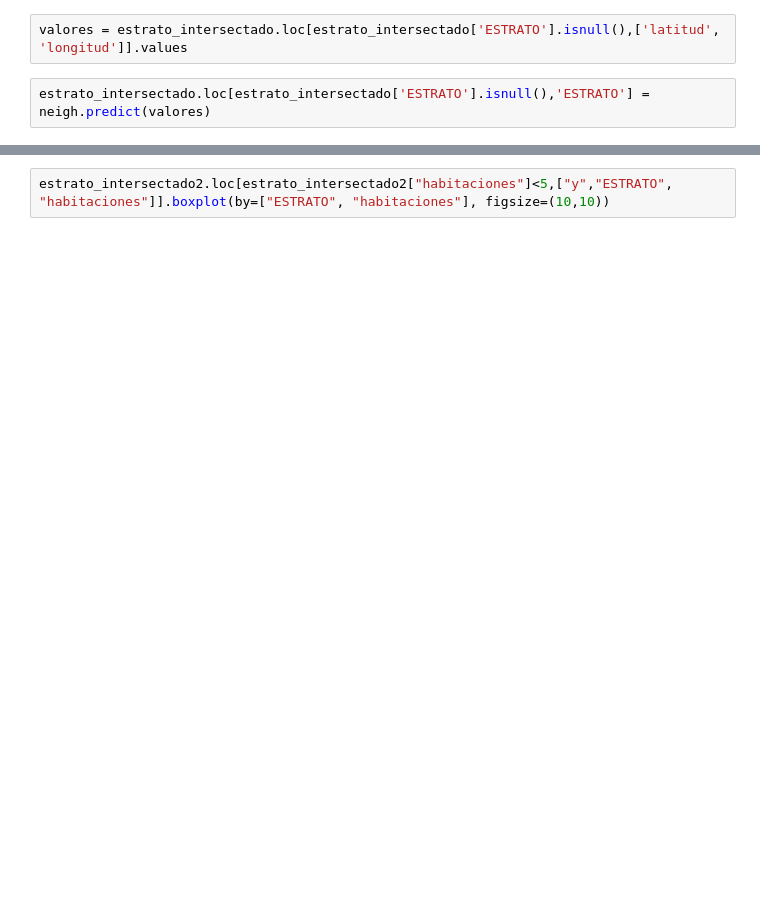
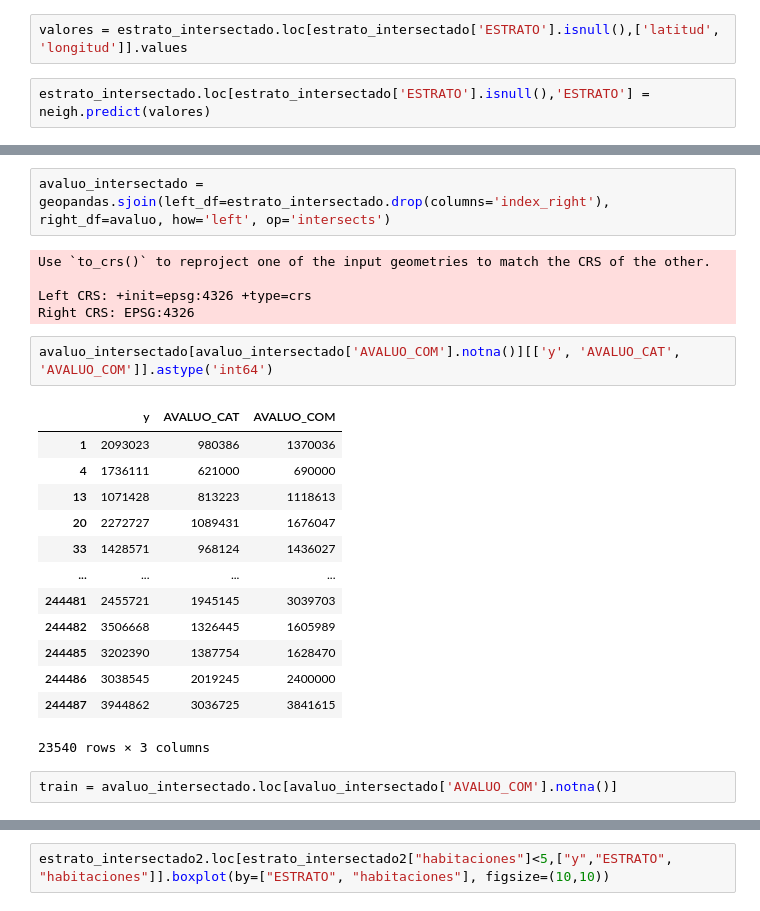
Before and after one commit to 2e-16/El_Algorirmo_Es_Correcto, a Jupyter notebook: el_algoritmo_es_correcto.ipynb, the cells around one changed output, grey strips where cells are left out. Cells and saved outputs as stored; diff of their text form; blank space fills up the shorter version.

```diff
--- a/el_algoritmo_es_correcto.ipynb
+++ b/el_algoritmo_es_correcto.ipynb
@@ -239,0 +393,25 @@ estrato_intersectado.columns
+# %%
+avaluo_intersectado = geopandas.sjoin(left_df=estrato_intersectado.drop(columns='index_right'), right_df=avaluo, how='left', op='intersects')
+# %% [output]
+Use `to_crs()` to reproject one of the input geometries to match the CRS of the other.
+
+Left CRS: +init=epsg:4326 +type=crs
+Right CRS: EPSG:4326
+# %%
+avaluo_intersectado[avaluo_intersectado['AVALUO_COM'].notna()][['y', 'AVALUO_CAT', 'AVALUO_COM']].astype('int64')
+# %% [output]
+|  | y | AVALUO_CAT | AVALUO_COM |
+| 1 | 2093023 | 980386 | 1370036 |
+| 4 | 1736111 | 621000 | 690000 |
+| 13 | 1071428 | 813223 | 1118613 |
+| 20 | 2272727 | 1089431 | 1676047 |
+| 33 | 1428571 | 968124 | 1436027 |
+| ... | ... | ... | ... |
+| 244481 | 2455721 | 1945145 | 3039703 |
+| 244482 | 3506668 | 1326445 | 1605989 |
+| 244485 | 3202390 | 1387754 | 1628470 |
+| 244486 | 3038545 | 2019245 | 2400000 |
+| 244487 | 3944862 | 3036725 | 3841615 |
+23540 rows × 3 columns
+# %%
+train = avaluo_intersectado.loc[avaluo_intersectado['AVALUO_COM'].notna()]
```
Also changed, not shown: parts of 58 cells of this notebook.
